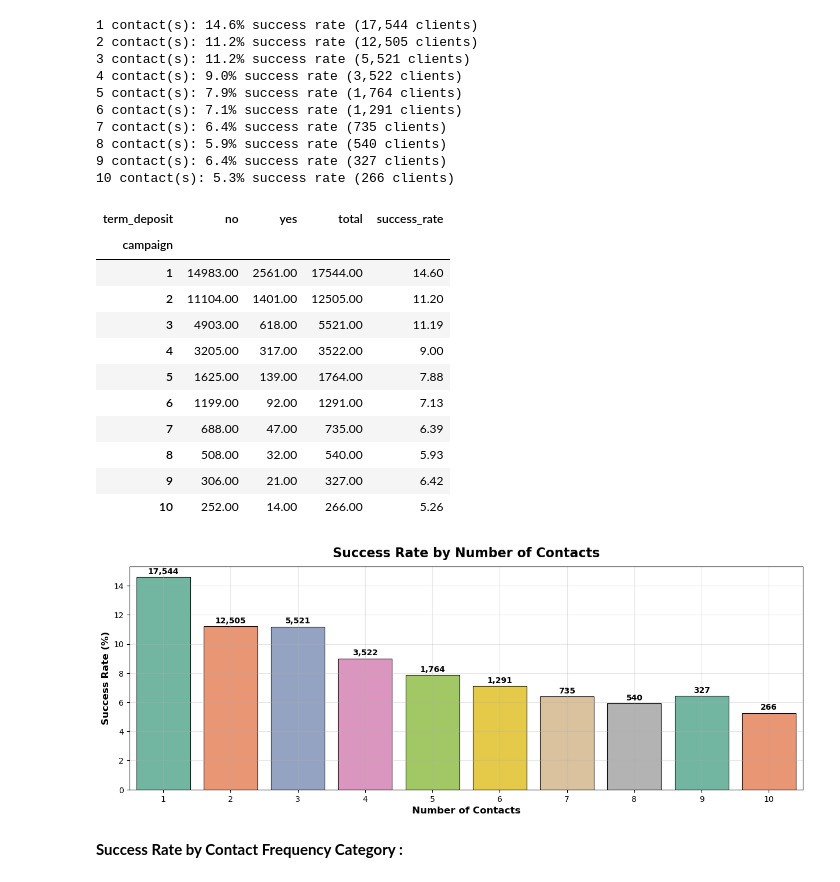
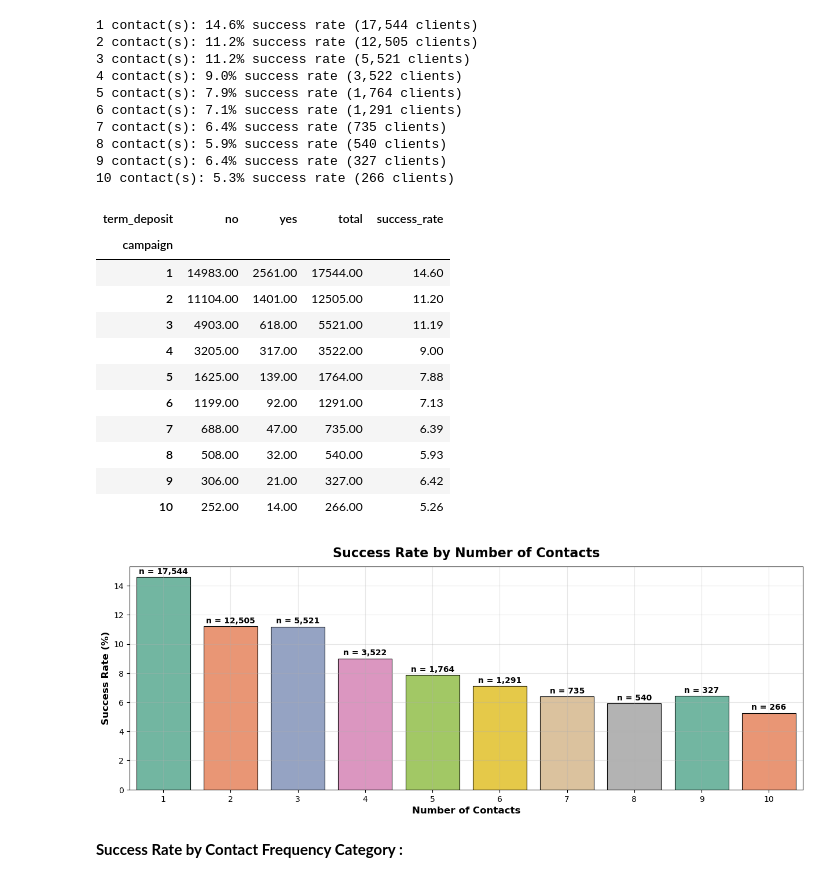
Before and after one commit to annugit1655/Bank-TeleMarketing, a Jupyter notebook: notebooks/01-Data-Cleaning.ipynb, the cells around one changed output. Drawn from its saved outputs; the diff is of its cells as text; code cells hidden in the pictures.

```diff
--- a/notebooks/01-Data-Cleaning.ipynb
+++ b/notebooks/01-Data-Cleaning.ipynb
@@ -883,6 +883,3 @@ Negative (Debt) : 3,766 (8.3%)
 Zero Balance : 3,514 (7.8%)
 High ($5K-20K) : 2,654 (5.9%)
 Very High ($20K+) : 193 (0.4%)
-# %%
-for idx, row in balance_counts.items():
-    print(f"{idx}: {row:,} ({balance_percentages[idx]:.1f}%)")
@@ -1180,7 +1165,7 @@ def categorize_duration(duration):
         return 'Short (61-180 sec)'
     elif duration <= 300:
         return 'Medium (181-300 sec)'
-    elif duration <= 60:
+    elif duration <= 600:
         return 'Long (301-600 sec)'
     else:
         return 'Very Long (600+ sec)'
@@ -1392,35 +1378,35 @@ for contacts, success_rate in success_by_contacts[:10].items():
 # Plot success rate by contact frequency
 success_by_contacts_counts = data.groupby('campaign')['term_deposit'].value_counts().unstack().fillna(0).assign(total=lambda x: x.sum(axis=1), success_rate=lambda x: (x['yes'] / x['total']) * 100).sort_values(by='success_rate', ascending=False).sort_index()[:10]
 display(success_by_contacts_counts)
 
 # Create bar plot
 plt.figure(figsize=(15, 5))
 sns.barplot(x=success_by_contacts_counts.index, y=success_by_contacts_counts['success_rate'], palette='Set2', edgecolor='black', linewidth=0.8)
 
 # Add client count labels on bars
 for i, (contacts, row) in enumerate(success_by_contacts_counts.iterrows()):
-    plt.text(i, row['success_rate'] + 0.1, f"{int(row['total']):,}", ha='center', va='bottom', fontsize=10, fontweight='bold', color='black')
+    plt.text(i, row['success_rate'] + 0.1, f"n = {int(row['total']):,}", ha='center', va='bottom', fontsize=10, fontweight='bold', color='black')
 
 plt.title('Success Rate by Number of Contacts', fontsize=16, fontweight='bold', y=1.02)
 plt.xlabel('Number of Contacts', fontsize=12, fontweight='bold')
 plt.ylabel('Success Rate (%)', fontsize=12, fontweight='bold')
 
 plt.grid(True, alpha=0.3)
 plt.show()
 # %% [output]
 | term_deposit | no | yes | total | success_rate |
 | campaign |  |  |  |  |
 | 1 | 14983.00 | 2561.00 | 17544.00 | 14.60 |
 | 2 | 11104.00 | 1401.00 | 12505.00 | 11.20 |
 | 3 | 4903.00 | 618.00 | 5521.00 | 11.19 |
 | 4 | 3205.00 | 317.00 | 3522.00 | 9.00 |
 | 5 | 1625.00 | 139.00 | 1764.00 | 7.88 |
 | 6 | 1199.00 | 92.00 | 1291.00 | 7.13 |
 | 7 | 688.00 | 47.00 | 735.00 | 6.39 |
 | 8 | 508.00 | 32.00 | 540.00 | 5.93 |
 | 9 | 306.00 | 21.00 | 327.00 | 6.42 |
 | 10 | 252.00 | 14.00 | 266.00 | 5.26 |
-[figure, old version]
+[figure, new version]
 # %%
 # Create cross-tabulation
 contact_outcome_crosstab = pd.crosstab(data['contact_frequency_category'], data['term_deposit'], margins=True, normalize='index')
```
Also changed, not shown: parts of 22 cells of this notebook.
